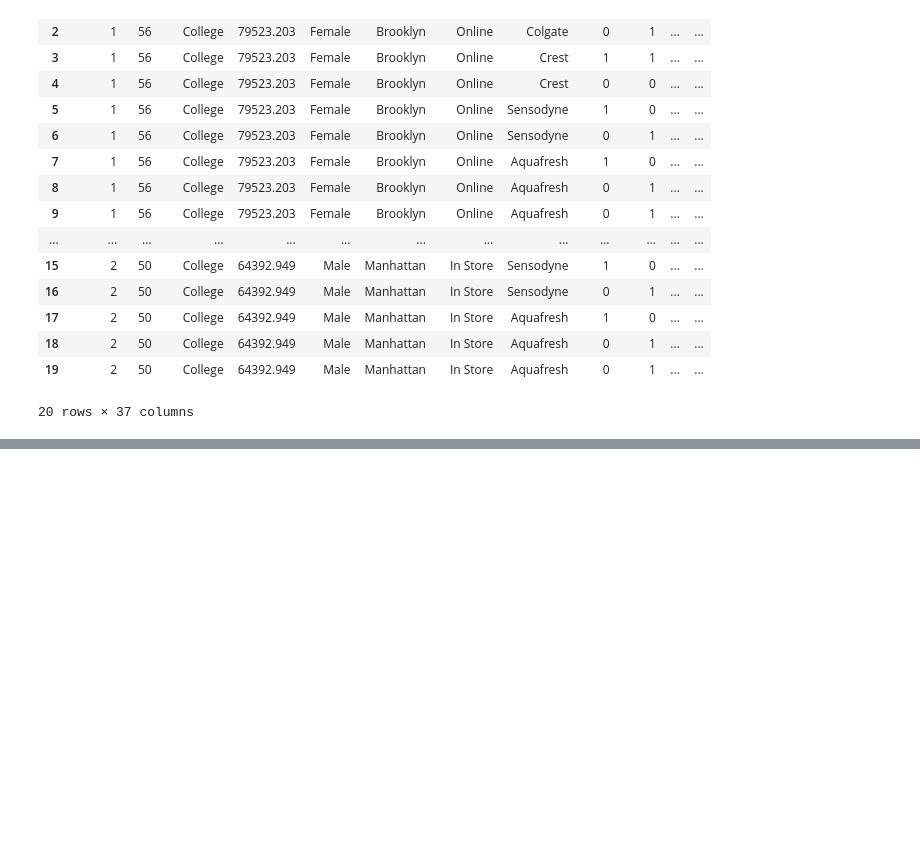
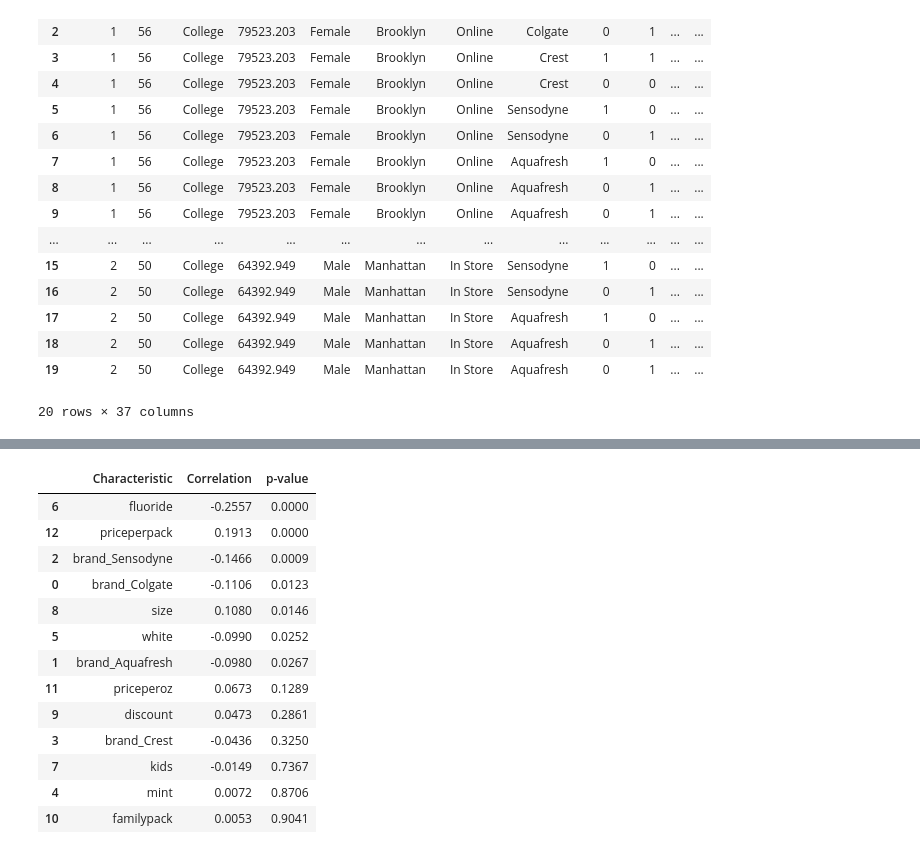
Before and after one commit to robamadour/ps2_IO2, a Jupyter notebook: Exploratory_analysis.ipynb, the cells around one changed output, grey strips where cells are left out. Drawn from its saved outputs; the diff is of its cells as text; code cells hidden in the pictures; blank space fills up the shorter version.

```diff
--- a/Exploratory_analysis.ipynb
+++ b/Exploratory_analysis.ipynb
@@ -144,0 +137,52 @@ Optimization terminated successfully.
+# %%
+dataChosen2 = data[~np.isnan(data['SecondChoice'])].copy()
+
+
+
+characteristics = ['brand_Colgate', 'brand_Aquafresh', 'brand_Sensodyne',
+        'brand_Crest', 'mint', 'white', 'fluoride',
+        'kids', 'size', 'discount', 'familypack', 'priceperoz',
+        'priceperpack']
+dataChosen2 = dataChosen2[['buyerid','Chosen','SecondChoice']+characteristics]
+
+# normalize
+data_norm = data[characteristics].copy()
+means = np.expand_dims(data_norm.to_numpy().mean(axis=0),axis=0)
+sds = np.expand_dims(data_norm.to_numpy().std(axis=0),axis=0)
+
+norm_data = (dataChosen2[characteristics].to_numpy() - means)/sds
+
+dataChosen2[characteristics] = norm_data
+
+
+firstChoice = dataChosen2[dataChosen2["Chosen"]>0]
+secondChoice = dataChosen2[dataChosen2["SecondChoice"]>0]
+
+corr = []
+pval = []
+for i in range(len(characteristics)):
+    ch = characteristics[i]
+    corr.append(np.round(np.corrcoef(firstChoice[ch].to_numpy(),
+                    secondChoice[ch].to_numpy())[0,1],4))
+    pval.append(np.round(pearsonr(firstChoice[ch].to_numpy(),
+                    secondChoice[ch].to_numpy())[1],4))
+correlations = pd.DataFrame({'Characteristic': characteristics,
+                            'Correlation': corr,
+                            'p-value': pval})
+correlations = correlations.sort_values(by='p-value')
+correlations
+# %% [output]
+|  | Characteristic | Correlation | p-value |
+| 6 | fluoride | -0.2557 | 0.0000 |
+| 12 | priceperpack | 0.1913 | 0.0000 |
+| 2 | brand_Sensodyne | -0.1466 | 0.0009 |
+| 0 | brand_Colgate | -0.1106 | 0.0123 |
+| 8 | size | 0.1080 | 0.0146 |
+| 5 | white | -0.0990 | 0.0252 |
+| 1 | brand_Aquafresh | -0.0980 | 0.0267 |
+| 11 | priceperoz | 0.0673 | 0.1289 |
+| 9 | discount | 0.0473 | 0.2861 |
+| 3 | brand_Crest | -0.0436 | 0.3250 |
+| 7 | kids | -0.0149 | 0.7367 |
+| 4 | mint | 0.0072 | 0.8706 |
+| 10 | familypack | 0.0053 | 0.9041 |
```
Also changed, not shown: parts of 12 cells of this notebook, 24 other files.
